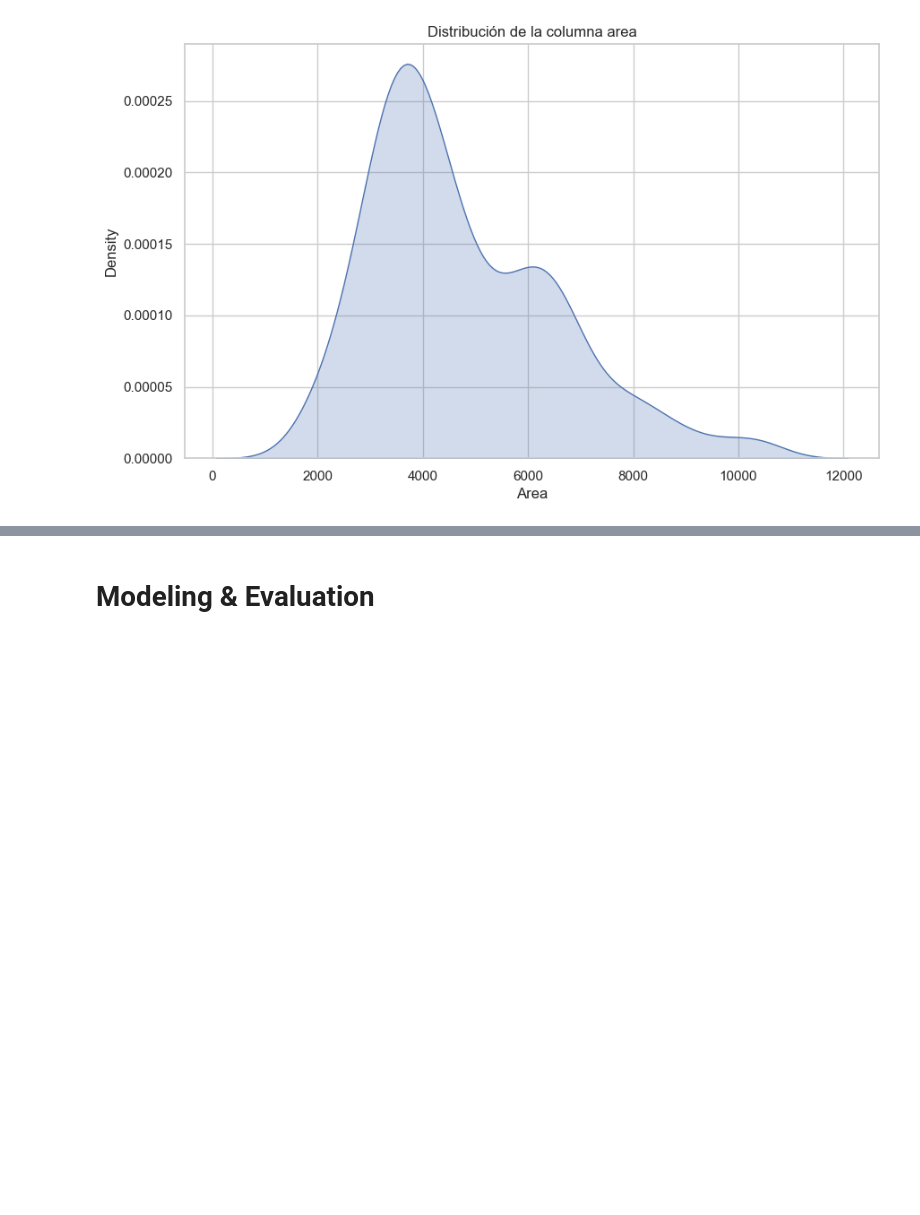
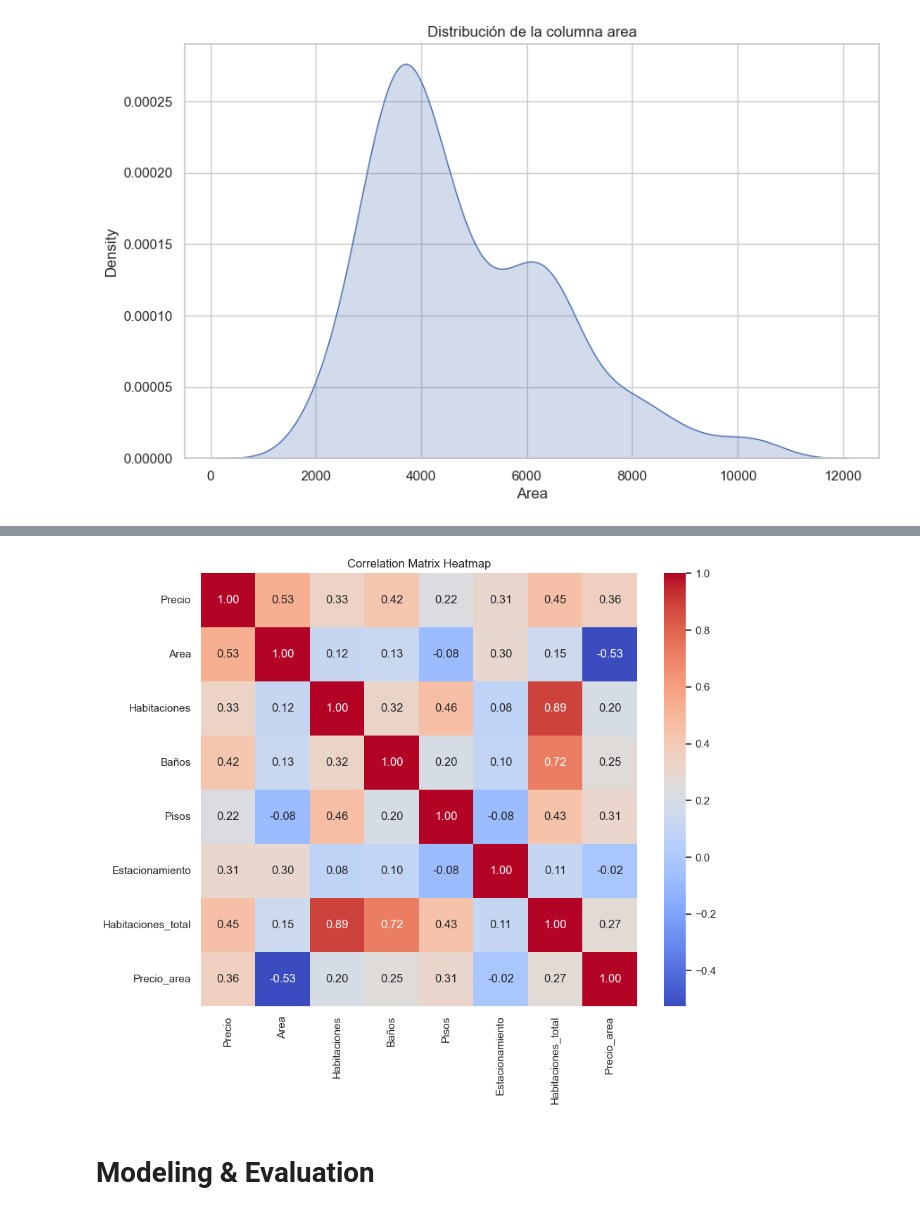
Before and after one commit to federojasc/Electric_Cars_Project, a Jupyter notebook: Housing_Price_Prediction/Housing_Price_Prediction.ipynb, the cells around one changed output, grey strips where cells are left out. Drawn from its saved outputs; the diff is of its cells as text; code cells hidden in the pictures; blank space fills up the shorter version.

```diff
--- a/Housing_Price_Prediction/Housing_Price_Prediction.ipynb
+++ b/Housing_Price_Prediction/Housing_Price_Prediction.ipynb
@@ -225,3 +230,6 @@ This will become an error in seaborn v0.14.0; please update your code.
 
   sns.kdeplot(data=df['Area'], shade=True)
 [figure]
+# %%
+correlation = df[['Precio', 'Area', 'Habitaciones', 'Baños', 'Pisos', 'Estacionamiento', 'Habitaciones_total', 'Precio_area']].corr()
+correlation
@@ -228,3 +246,12 @@ This will become an error in seaborn v0.14.0; please update your code.
+# %%
+columnas_numericas = ['Precio', 'Area', 'Habitaciones', 'Baños', 'Pisos', 'Estacionamiento', 'Habitaciones_total', 'Precio_area']
+
+plt.figure(figsize=(10, 8))
+sns.heatmap(correlation, annot=True, cmap='coolwarm', fmt=".2f")
+plt.title('Correlation Matrix Heatmap')
+plt.show()
+# %% [output]
+[figure, added]
 # %% [markdown]
 # Modeling & Evaluation
 # %%
```
Also changed, not shown: parts of 20 cells of this notebook.
